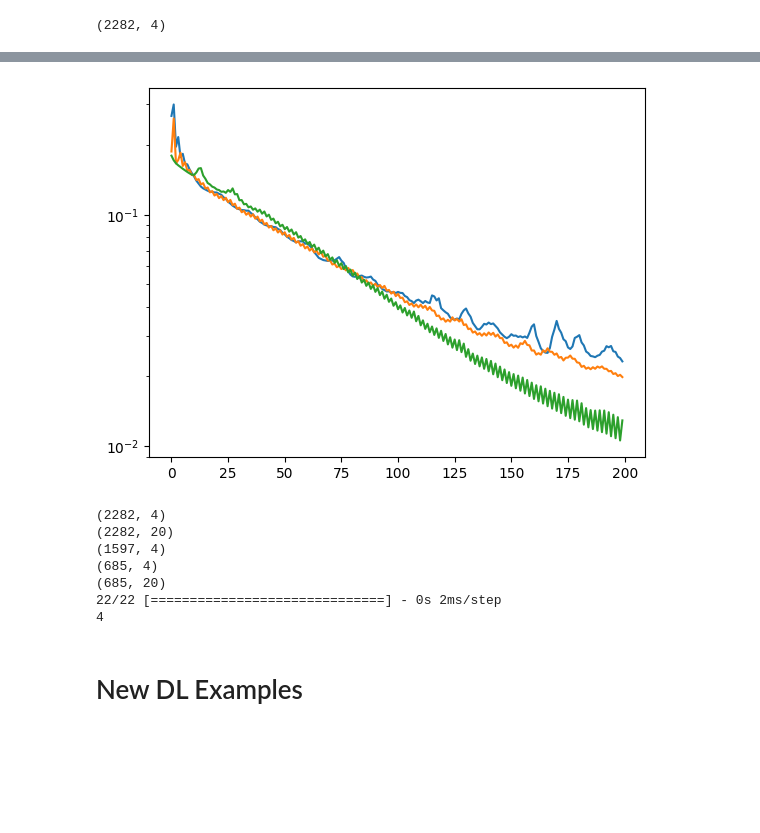
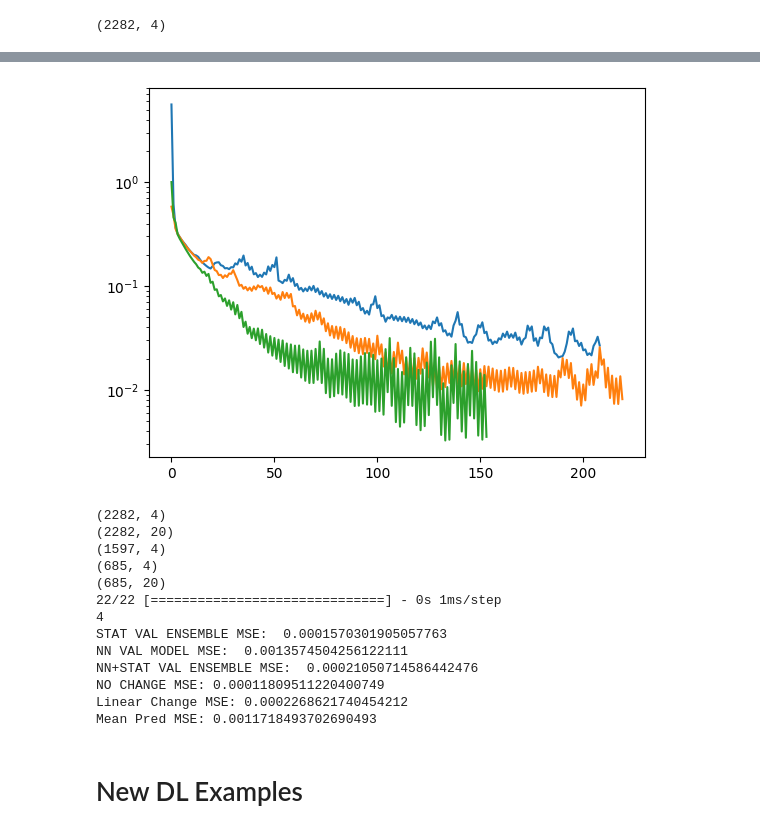
Before and after one commit to corwindark/6600-final-project, a Jupyter notebook: dl_ens_exploration.ipynb, the cells around one changed output, grey strips where cells are left out. Drawn from its saved outputs; the diff is of its cells as text; code cells hidden in the pictures; blank space fills up the shorter version.

```diff
--- a/dl_ens_exploration.ipynb
+++ b/dl_ens_exploration.ipynb
@@ -1279,16 +1282,16 @@ print(statpredsIn.shape)
 # %% [output]
 (2282, 4)
 # %%
-callback = keras.callbacks.EarlyStopping(monitor='val_loss',patience=50)
+callback = keras.callbacks.EarlyStopping(monitor='val_loss',patience=20)
 
 
 fit_params = {
-    'epochs': 200,
+    'epochs': 400,
     'callback': callback,
     'verbose': False
 }
-
-stored_opt = RMSprop(learning_rate = 0.001, clipnorm = 1)
+#, clipnorm = 0.5, clipvalue = 0.5
+stored_opt = RMSprop(learning_rate = 0.005)
 compile_params = {
     'optimizer': stored_opt,
     'loss': 'mse'
@@ -1299,13 +1302,13 @@ compile_params = {
 # 1 - number of neurons, 2 - activation function, 3 - regularization
 # 3 is false if not included, object if included
 L1 = 0
-L2 = 0.001
+L2 = 0.01
 reg = regularizers.L1L2(l1=L1, l2=L2)
 
 model_format_dictlist = [
     {'size': 32, 'act': 'relu', 'reg': reg},
     {'size': 128, 'act': 'relu','reg': reg},
-    {'size': 128, 'act': 'relu','reg': reg},
+    #{'size': 128, 'act': 'relu','reg': reg},
     {'act': 'relu'}
    ]
 
@@ -1340,11 +1343,11 @@ Val Loss:  0.0186698737864693 Train Loss:  0.019104879659910996
-[figure, old version]
+[figure, new version]
 # %%
 print(statpredsIn.shape)
 print(xdat.shape)
 print(statv.shape)
 print(stattest.shape)
 print(xtest.shape)
-callback = keras.callbacks.EarlyStopping(monitor='loss',patience=50)
+callback = keras.callbacks.EarlyStopping(monitor='loss',patience=10)
 fit_params = {
     'epochs': 200,
     'callback': callback,
@@ -1369,8 +1372,14 @@ evaluate_nn_architecture(nn_model_dictlist = model_format_dictlist,
 (1597, 4)
 (685, 4)
 (685, 20)
-22/22 [==============================] - 0s 2ms/step
+22/22 [==============================] - 0s 1ms/step
 4
+STAT VAL ENSEMBLE MSE:  0.0001570301905057763
+NN VAL MODEL MSE:  0.0013574504256122111
+NN+STAT VAL ENSEMBLE MSE:  0.00021050714586442476
+NO CHANGE MSE: 0.00011809511220400749
+Linear Change MSE: 0.0002268621740454212
+Mean Pred MSE: 0.0011718493702690493
 # %% [markdown]
 # New DL Examples
 # %%
```
Also changed, not shown: parts of 2 cells of this notebook.
